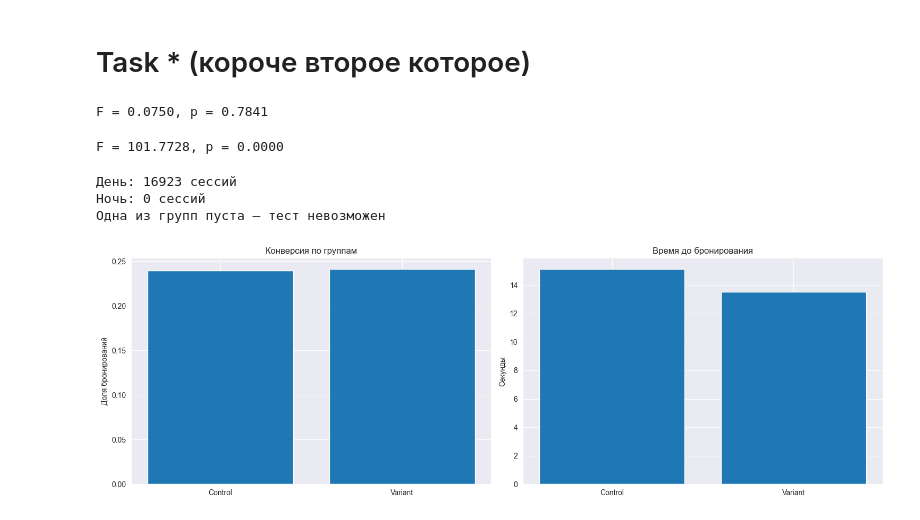
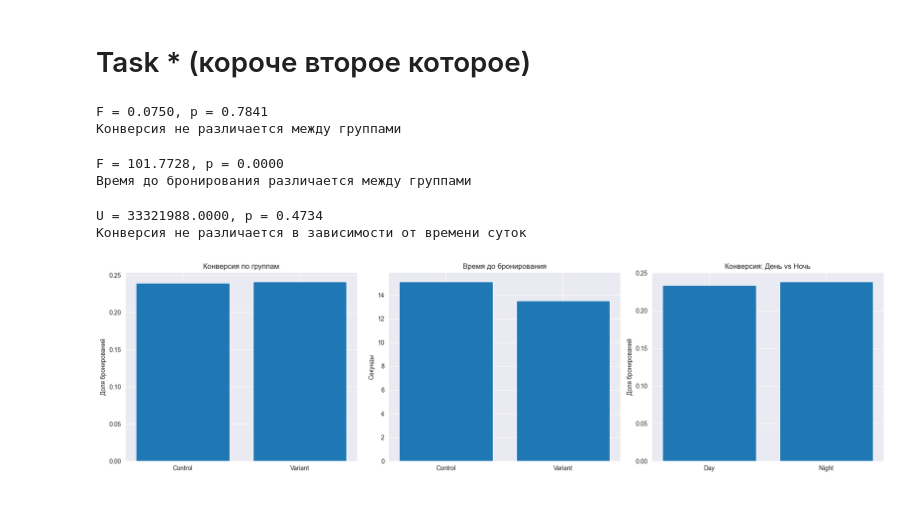
Before and after one commit to Sun1tAr/MIREA-BDIAPD-Practices, a Jupyter notebook: pr4.ipynb, the cells around one changed output. Saved outputs shown, nothing was run; the diff lists cells and outputs as text; code cells hidden in the pictures.

```diff
--- a/pr4.ipynb
+++ b/pr4.ipynb
@@ -68,50 +80,65 @@ control = df_ab[df_ab['experiment_group'] == 'control']['booked']
 variant = df_ab[df_ab['experiment_group'] == 'variant']['booked']
 f1, p1 = f_oneway(control, variant)
 print(f"F = {f1:.4f}, p = {p1:.4f}")
+if p1 < ALPHA:
+    print("Конверсия различается между группами")
+else:
+    print("Конверсия не различается между группами")
 # %% [output]
 F = 0.0750, p = 0.7841
+Конверсия не различается между группами
 # %%
 time_control = df_ab[df_ab['experiment_group'] == 'control']['time_to_booking'].dropna()
 time_variant = df_ab[df_ab['experiment_group'] == 'variant']['time_to_booking'].dropna()
 f2, p2 = f_oneway(time_control, time_variant)
 print(f"F = {f2:.4f}, p = {p2:.4f}")
+if p2 < ALPHA:
+    print("Время до бронирования различается между группами")
+else:
+    print("Время до бронирования не различается между группами")
 # %% [output]
 F = 101.7728, p = 0.0000
+Время до бронирования различается между группами
 # %%
 from scipy.stats import mannwhitneyu
 
-df_ab['hour'] = df_ab['session_start_timestamp'].str[:2].astype(float)
-df_ab['day_night'] = np.where(df_ab['hour'].between(6, 21), 'Day', 'Night')
+df_ab['session_start_timestamp'] = pd.to_datetime(df_ab['session_start_timestamp'])
+df_ab['hour'] = df_ab['session_start_timestamp'].dt.hour
+
+df_ab['day_night'] = np.where((df_ab['hour'] >= 21) | (df_ab['hour'] < 6), 'Night', 'Day')
 
 day = df_ab[df_ab['day_night'] == 'Day']['booked']
 night = df_ab[df_ab['day_night'] == 'Night']['booked']
-
-print(f"День: {len(day)} сессий")
-print(f"Ночь: {len(night)} сессий")
 
 if len(day) > 0 and len(night) > 0:
     stat, p3 = mannwhitneyu(day, night)
     print(f"U = {stat:.4f}, p = {p3:.4f}")
 else:
-    print("Одна из групп пуста — тест невозможен") # не, серьезно, а как задание то выполнить?.. в общем я сделал че смог: не мы такие - жизни такая
+    print("Одна из групп пуста — тест невозможен")
+
+if p3 < ALPHA:
+    print("Конверсия различается в зависимости от времени суток")
+else:
+    print("Конверсия не различается в зависимости от времени суток")
 # %% [output]
-День: 16923 сессий
-Ночь: 0 сессий
-Одна из групп пуста — тест невозможен
+U = 33321988.0000, p = 0.4734
+Конверсия не различается в зависимости от времени суток
 # %%
-fig, axes = plt.subplots(1, 2, figsize=(15, 5))
+fig, axes = plt.subplots(1, 3, figsize=(18, 5))
 
 axes[0].bar(['Control', 'Variant'], [control.mean(), variant.mean()])
 axes[0].set_title('Конверсия по группам')
 axes[0].set_ylabel('Доля бронирований')
 
 axes[1].bar(['Control', 'Variant'], [time_control.mean(), time_variant.mean()])
 axes[1].set_title('Время до бронирования')
 axes[1].set_ylabel('Секунды')
 
-# день с ночью выводить смысла нет, тк ночных данных нет
+axes[2].bar(['Day', 'Night'], [day.mean(), night.mean()])
+axes[2].set_title('Конверсия: День vs Ночь')
+axes[2].set_ylabel('Доля бронирований')
 
 plt.tight_layout()
 plt.show()
 # %% [output]
-[figure, old version]
+[figure, new version]
```
Also changed, not shown: parts of 3 cells of this notebook, 1 other file.
